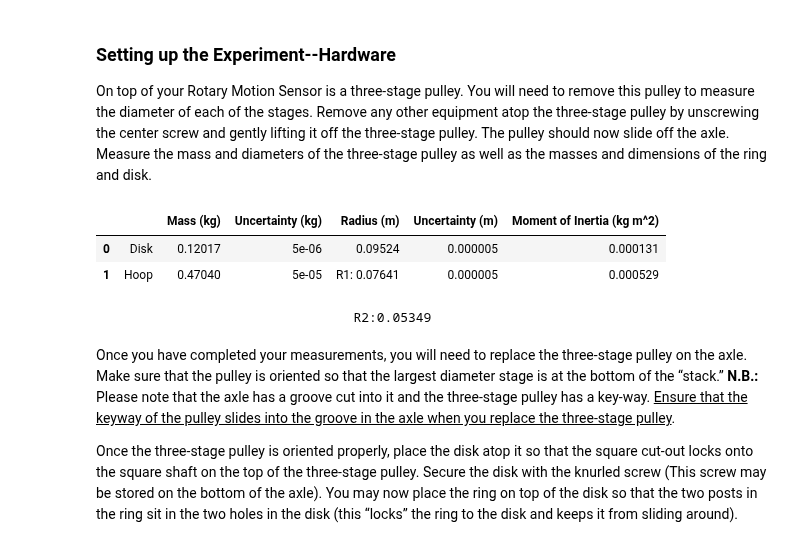
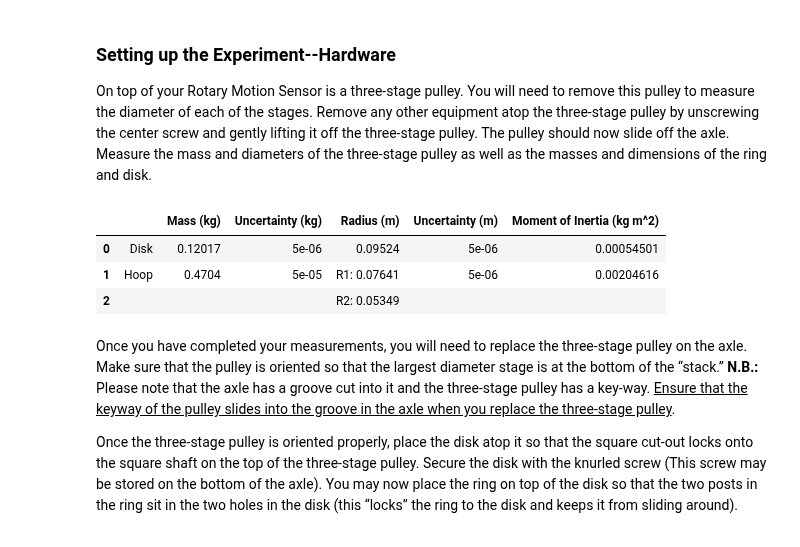
Before and after one commit to brash99/PhysicsLabs, a Jupyter notebook: PHYS201L/JupyterNotebooks/Lab7/Lab7.ipynb, the cells around one changed output. Saved outputs shown, nothing was run; the diff lists cells and outputs as text; code cells hidden in the pictures.

Commit message:
worked through lab 07 with new data

```diff
--- a/PHYS201L/JupyterNotebooks/Lab7/Lab7.ipynb
+++ b/PHYS201L/JupyterNotebooks/Lab7/Lab7.ipynb
@@ -114,7 +114,7 @@ import sys; sys.path.insert(0, '../')
 from P201_Functions import *
 
 # Create an empty numpy array to hold the raw data
-raw_data_1 = np.empty((2,6))
+raw_data_1 = np.empty((3,6))
 
 # Create a Pandas dataframe
 df1 = pd.DataFrame(raw_data_1, columns=[" ",
@@ -124,52 +124,56 @@ df1 = pd.DataFrame(raw_data_1, columns=[" ",
                                         "Uncertainty (m)",
                                          "Moment of Inertia (kg m^2)"])
 
-df1[' '] = ["Disk", "Hoop"]
+df1[' '] = ["Disk", "Hoop"," "]
 
 
 #### Enter Raw Data Here!!!!!!!!!!!!!! ####
 
-# Pulley diameters (mm) and uncertainties
+# Pulley diameters (m) and uncertainties
 p1   = 0.00947
 d_p1 = 0.000005
 
 p2   = 0.02864
 d_p2 = 0.000005
 
 p3   = 0.04784
 d_p3 = 0.000005
 
 # Mass of disk and hoop   [disk    ,hoop   ]
-df1['Mass (kg)']        = [0.12017 ,0.47040]
-df1['Uncertainty (kg)'] = [0.000005,0.00005]
+df1['Mass (kg)']        = [0.12017 ,0.47040,""]
+df1['Uncertainty (kg)'] = [0.000005,0.00005,""]
 
 # Radii (m) and their uncertainties
 disk_radius = 0.09524
 hoop_r1 = 0.07641
 hoop_r2 = 0.05349
-df1['Uncertainty (m)'] = [0.000005,0.000005]
+df1['Uncertainty (m)'] = [0.000005,0.000005,""]
 
-df1['Moment of Inertia (kg m^2)'] = [1.315e-4, 5.287e-4]
+#
+df1['Moment of Inertia (kg m^2)'] = [.5*df1['Mass (kg)'][0]*disk_radius**2,
+                                     .5*df1['Mass (kg)'][1]*(hoop_r1**2+hoop_r2**2),
+                                    '']
+
 
 ###########################################
 
-hoop_radii = "R1: %0.5f" % (hoop_r1)
-df1['Radius (m)'] = [disk_radius, hoop_radii]
+hoop_radii_1 = "R1: %0.5f" % (hoop_r1)
+hoop_radii_2 = "R2: %0.5f" % (hoop_r2)
+df1['Radius (m)'] = [disk_radius, hoop_radii_1, hoop_radii_2]
 
 # Converts the values to be in scientific notation
-mass_sci = ["%g" %(df1['Uncertainty (kg)'][0]),"%g" %(df1['Uncertainty (kg)'][1])]
+mass_sci = ["%g" %(df1['Uncertainty (kg)'][0]),"%g" %(df1['Uncertainty (kg)'][1]),'']
 df1['Uncertainty (kg)'] = mass_sci
 
 
 from IPython.display import display
 display(df1)
-print(' '*32, "R2:%0.5f" % (hoop_r2))
 print()
 # %% [output]
 |  |  | Mass (kg) | Uncertainty (kg) | Radius (m) | Uncertainty (m) | Moment of Inertia (kg m^2) |
-| 0 | Disk | 0.12017 | 5e-06 | 0.09524 | 0.000005 | 0.000131 |
-| 1 | Hoop | 0.47040 | 5e-05 | R1: 0.07641 | 0.000005 | 0.000529 |
+| 0 | Disk | 0.12017 | 5e-06 | 0.09524 | 5e-06 | 0.00054501 |
+| 1 | Hoop | 0.4704 | 5e-05 | R1: 0.07641 | 5e-06 | 0.00204616 |
+| 2 |  |  |  | R2: 0.05349 |  |  |
-                                 R2:0.05349
 # %% [markdown]
 Once you have completed your measurements, you will need to replace the three-stage pulley on the axle. Make sure that the pulley is oriented so that the largest diameter stage is at the bottom of the “stack.” **N.B.:** Please note that the axle has a groove cut into it and the three-stage pulley has a key-way. <u>Ensure that the keyway of the pulley slides into the groove in the axle when you replace the three-stage pulley</u>.
 
```
Also changed, not shown: parts of 12 cells of this notebook.
